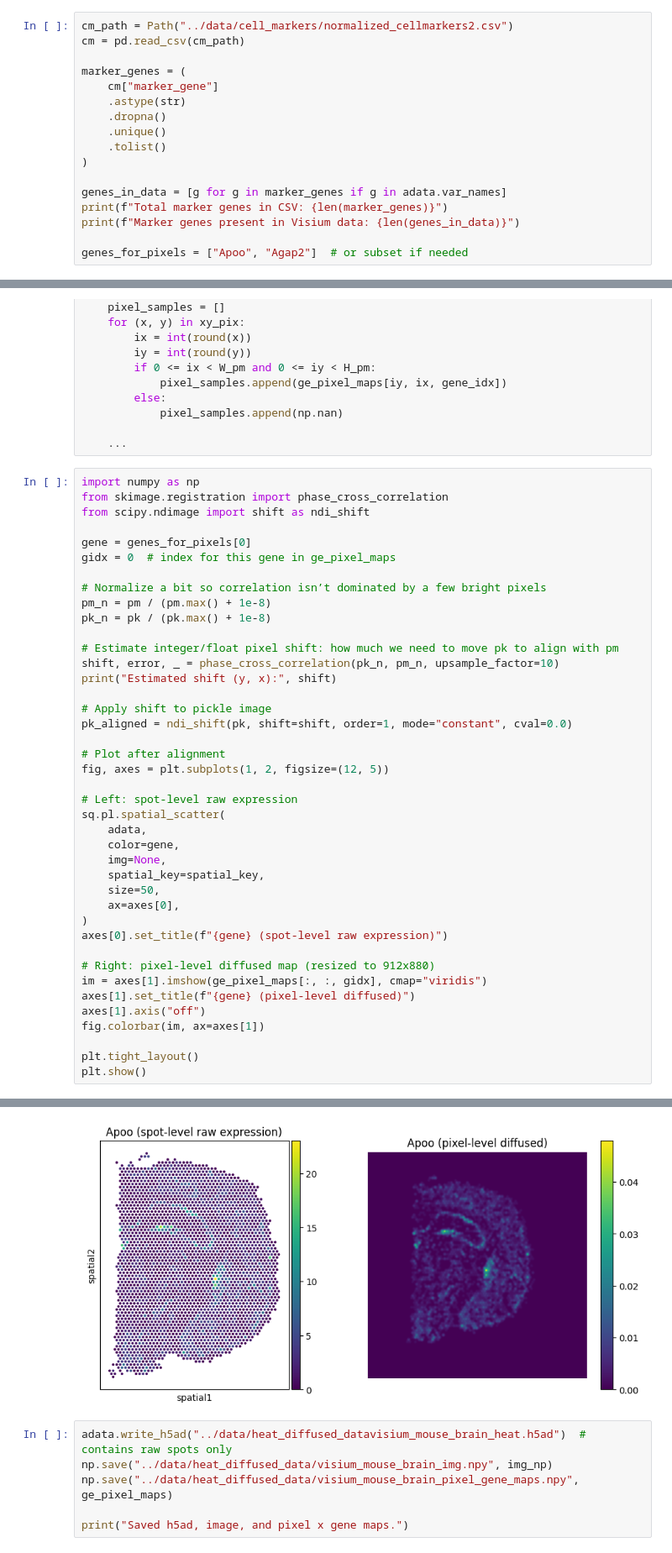
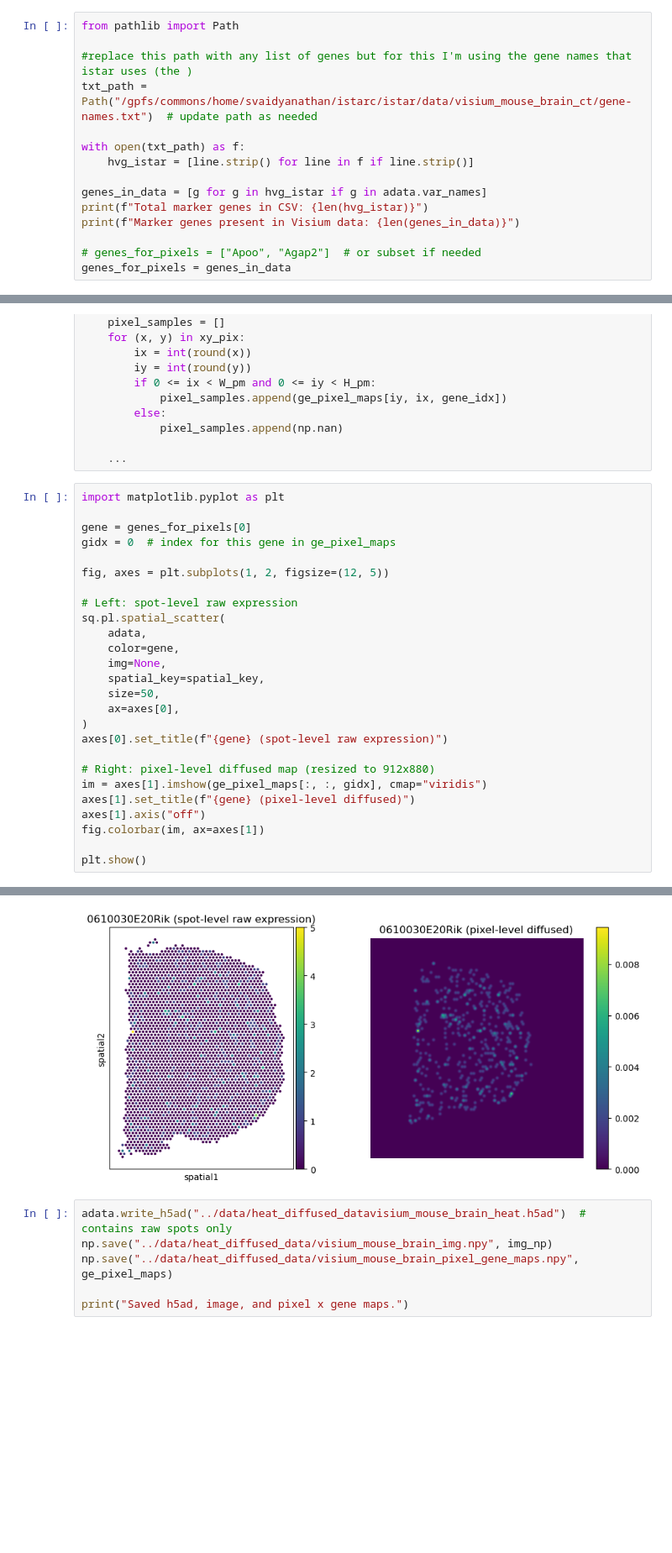
Before and after one commit to smritivaidyanathan/istarc, a Jupyter notebook: notebooks/heat_diffusion_pixel_level_only.ipynb, the cells around one changed output, grey strips where cells are left out. Shown at 84% size. Saved outputs shown, nothing was run; the diff lists cells and outputs as text; blank space fills up the shorter version.

Commit message:
updated heat_diffusion_pixel_level_only and istarvsheatdiffusion

```diff
--- a/notebooks/heat_diffusion_pixel_level_only.ipynb
+++ b/notebooks/heat_diffusion_pixel_level_only.ipynb
@@ -80,20 +80,18 @@ print("Using spatial_key:", spatial_key)
 # %% [output]
 Using spatial_key: spatial
 # %%
-cm_path = Path("../data/cell_markers/normalized_cellmarkers2.csv")
-cm = pd.read_csv(cm_path)
+from pathlib import Path
 
-marker_genes = (
-    cm["marker_gene"]
-    .astype(str)
-    .dropna()
-    .unique()
-    .tolist()
-)
+#replace this path with any list of genes but for this I'm using the gene names that istar uses (the )
+txt_path = Path("/gpfs/commons/home/svaidyanathan/istarc/istar/data/visium_mouse_brain_ct/gene-names.txt")  # update path as needed
 
-genes_in_data = [g for g in marker_genes if g in adata.var_names]
-print(f"Total marker genes in CSV: {len(marker_genes)}")
+with open(txt_path) as f:
+    hvg_istar = [line.strip() for line in f if line.strip()]
+
+genes_in_data = [g for g in hvg_istar if g in adata.var_names]
+print(f"Total marker genes in CSV: {len(hvg_istar)}")
 print(f"Marker genes present in Visium data: {len(genes_in_data)}")
 
-genes_for_pixels = ["Apoo", "Agap2"]  # or subset if needed
+# genes_for_pixels = ["Apoo", "Agap2"]  # or subset if needed
+genes_for_pixels = genes_in_data
 # %% [output]
@@ -211,25 +209,11 @@ if len(genes_for_pixels) > 0:
 
     ...
 # %%
-import numpy as np
-from skimage.registration import phase_cross_correlation
-from scipy.ndimage import shift as ndi_shift
+import matplotlib.pyplot as plt
 
 gene = genes_for_pixels[0]
 gidx = 0  # index for this gene in ge_pixel_maps
 
-# Normalize a bit so correlation isn’t dominated by a few bright pixels
-pm_n = pm / (pm.max() + 1e-8)
-pk_n = pk / (pk.max() + 1e-8)
-
-# Estimate integer/float pixel shift: how much we need to move pk to align with pm
-shift, error, _ = phase_cross_correlation(pk_n, pm_n, upsample_factor=10)
-print("Estimated shift (y, x):", shift)
-
-# Apply shift to pickle image
-pk_aligned = ndi_shift(pk, shift=shift, order=1, mode="constant", cval=0.0)
-
-# Plot after alignment
 fig, axes = plt.subplots(1, 2, figsize=(12, 5))
 
 # Left: spot-level raw expression
@@ -249,6 +233,5 @@ axes[1].set_title(f"{gene} (pixel-level diffused)")
 axes[1].axis("off")
 fig.colorbar(im, ax=axes[1])
 
-plt.tight_layout()
 plt.show()
 # %% [output]
@@ -257,4 +238,4 @@ plt.show()
-[figure, old version]
+[figure, new version]
 # %%
 adata.write_h5ad("../data/heat_diffused_datavisium_mouse_brain_heat.h5ad")  # contains raw spots only
 np.save("../data/heat_diffused_data/visium_mouse_brain_img.npy", img_np)
```
Also changed, not shown: parts of 4 cells of this notebook, 1 other file.
